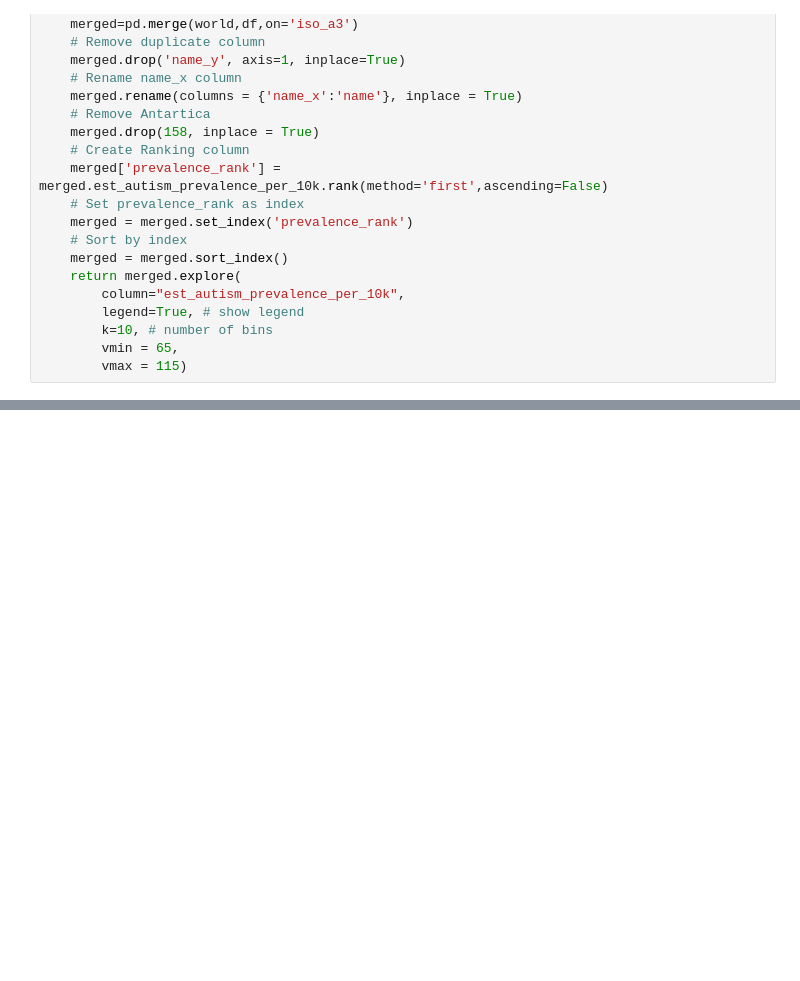
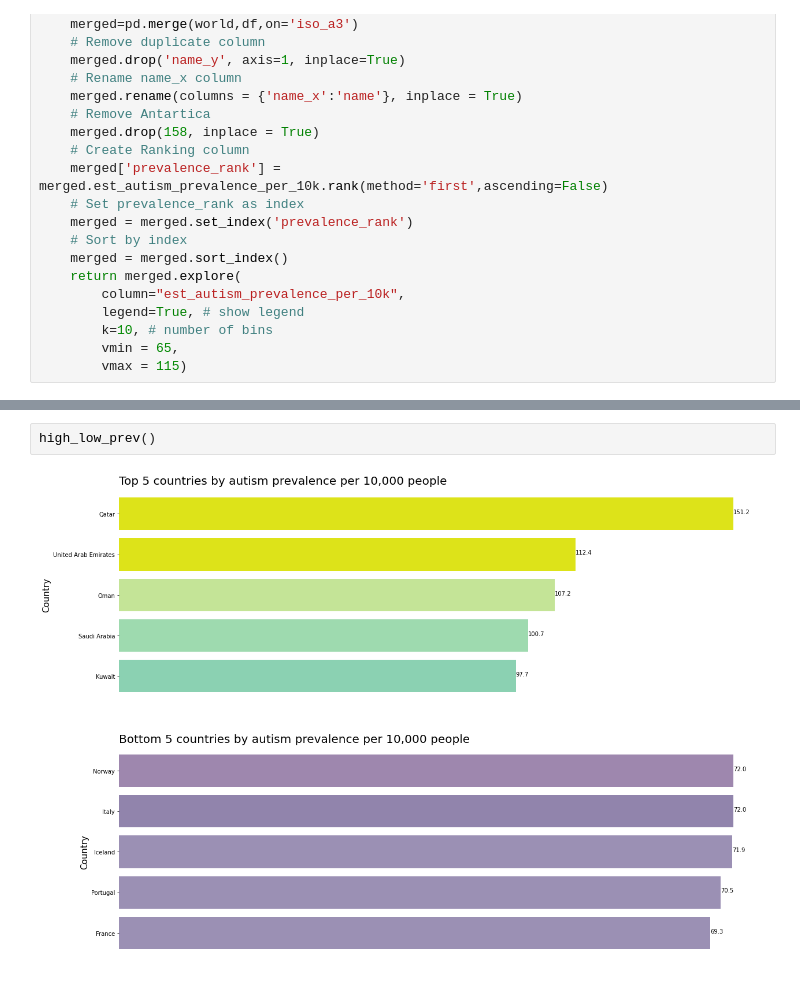
Before and after one commit to ADWilk19/autism_employment, a Jupyter notebook: notebooks/function_testing.ipynb, the cells around one changed output, grey strips where cells are left out. Drawn from its saved outputs; the diff is of its cells as text; blank space fills up the shorter version.

Commit message:
Defined functions for autism prevalence plotting

```diff
--- a/notebooks/function_testing.ipynb
+++ b/notebooks/function_testing.ipynb
@@ -58,0 +125,4 @@ int_map()
+# %%
+high_low_prev()
+# %% [output]
+[figure, added]
```
Also changed, not shown: parts of 1 cell of this notebook, 1 other file.
